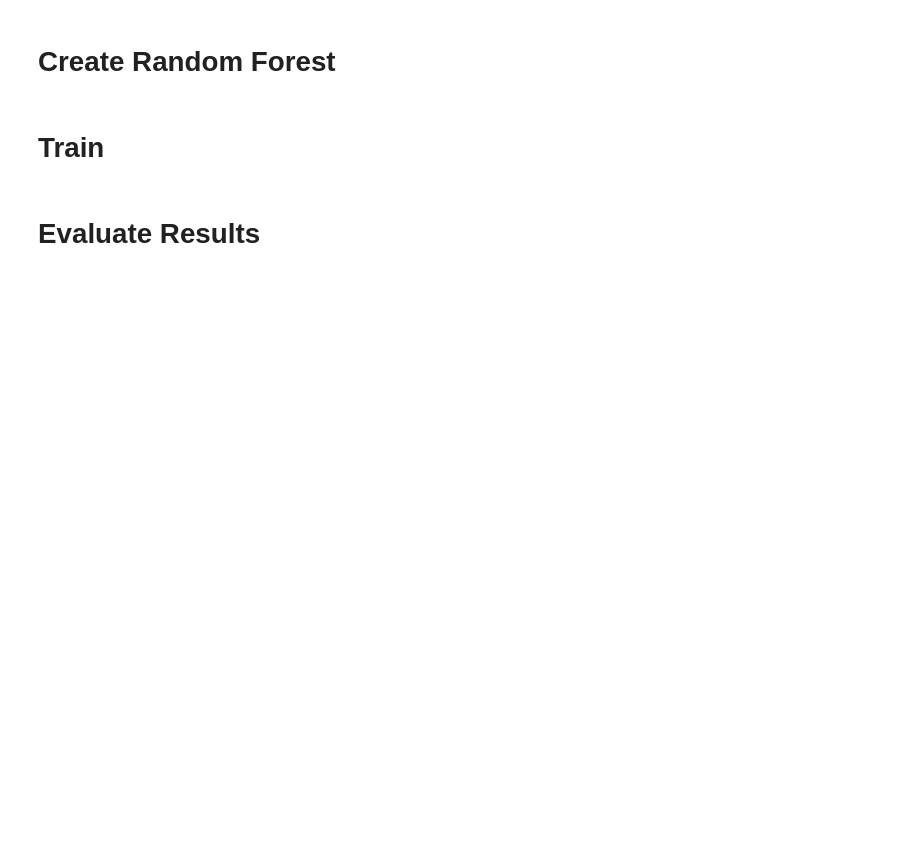
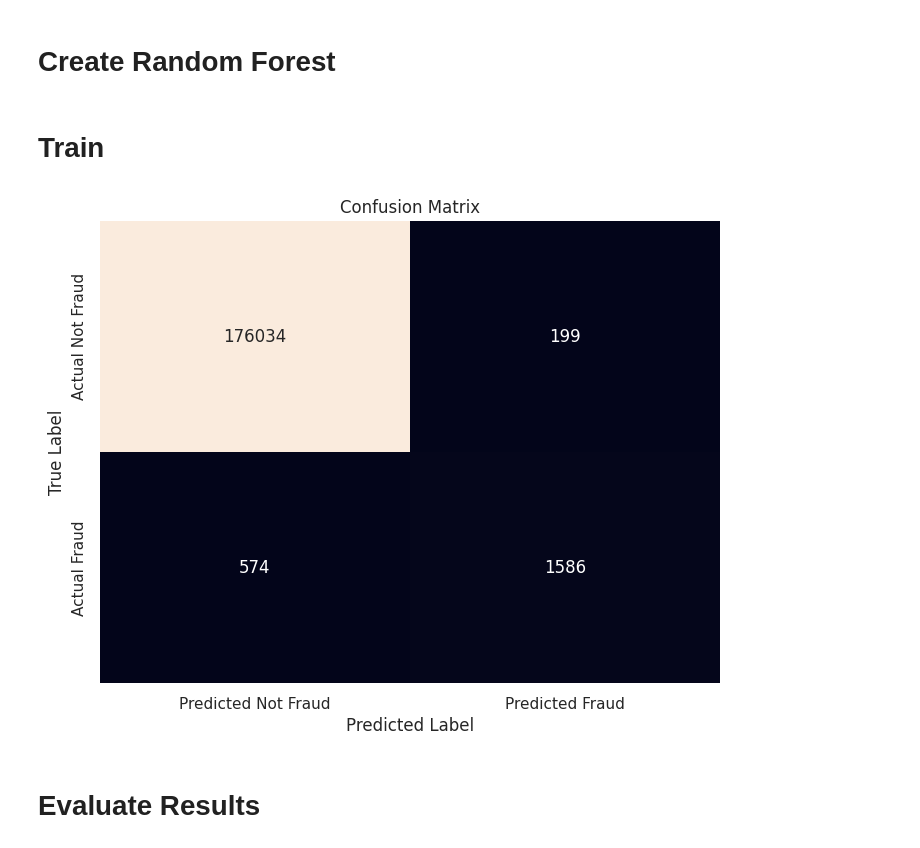
Before and after one commit to hollow-owl/CSCE439_final_project, a Jupyter notebook: banksim1.ipynb, the cells around one changed output. Drawn from its saved outputs; the diff is of its cells as text; code cells hidden in the pictures; blank space fills up the shorter version.

Commit message:
Add RandomForestClassifier

```diff
--- a/banksim1.ipynb
+++ b/banksim1.ipynb
@@ -114,2 +103,27 @@ plt.show()
 # %% [markdown]
 # Split Data
+# %%
+def label_encode(data, cat_cols):
+    label_encoders = {}
+    for col in cat_cols:
+        label_encoders[col] = LabelEncoder()
+        data[col] = label_encoders[col].fit_transform(data[col])
+    return label_encoders
+
+def label_decode(data, encoders):
+    for col, encoder in encoders.items():
+        data[col] = encoder.inverse_transform(data[col])
+
+# Clean up data
+data = bank_trans
+print(data.nunique())
+data = data.drop(['zipcodeOri', 'zipMerchant'],axis=1) # drop single value columns
+data.age = pd.to_numeric(data.age.str.strip("'"), errors='coerce').fillna(-1).astype(int) # convert age to numbers, U's turn into -1's
+cat_cols = ['customer', 'gender', 'merchant', 'category']
+label_encoders = label_encode(data, cat_cols)
+
+# Split data
+X = data.drop(['fraud'], axis=1)
+y = data['fraud']
+X_train, X_test, y_train, y_test = train_test_split(X,y,test_size=0.3, random_state=seed, shuffle=True, stratify=y)
+data.dtypes
@@ -116,6 +151,25 @@ plt.show()
 # %% [markdown]
 # Create Random Forest
+# %%
+rand_forest = RandomForestClassifier(random_state=seed)
+rand_forest.fit(X_train, y_train)
+y_pred = rand_forest.predict(X_test)
 # %% [markdown]
 # Train
+# %%
+cm = confusion_matrix(y_test, y_pred)
+
+# Create a DataFrame from the confusion matrix for better visualization
+cm_df = pd.DataFrame(cm, index=['Actual Not Fraud', 'Actual Fraud'], columns=['Predicted Not Fraud', 'Predicted Fraud'])
+
+# Plot the heatmap using seaborn
+plt.figure(figsize=(8, 6))
+sns.heatmap(cm_df, annot=True, fmt='d', cbar=False)
+plt.title('Confusion Matrix')
+plt.xlabel('Predicted Label')
+plt.ylabel('True Label')
+plt.show()
+# %% [output]
+[figure, added]
 # %% [markdown]
 # Evaluate Results
```
Also changed, not shown: parts of 4 cells of this notebook.
